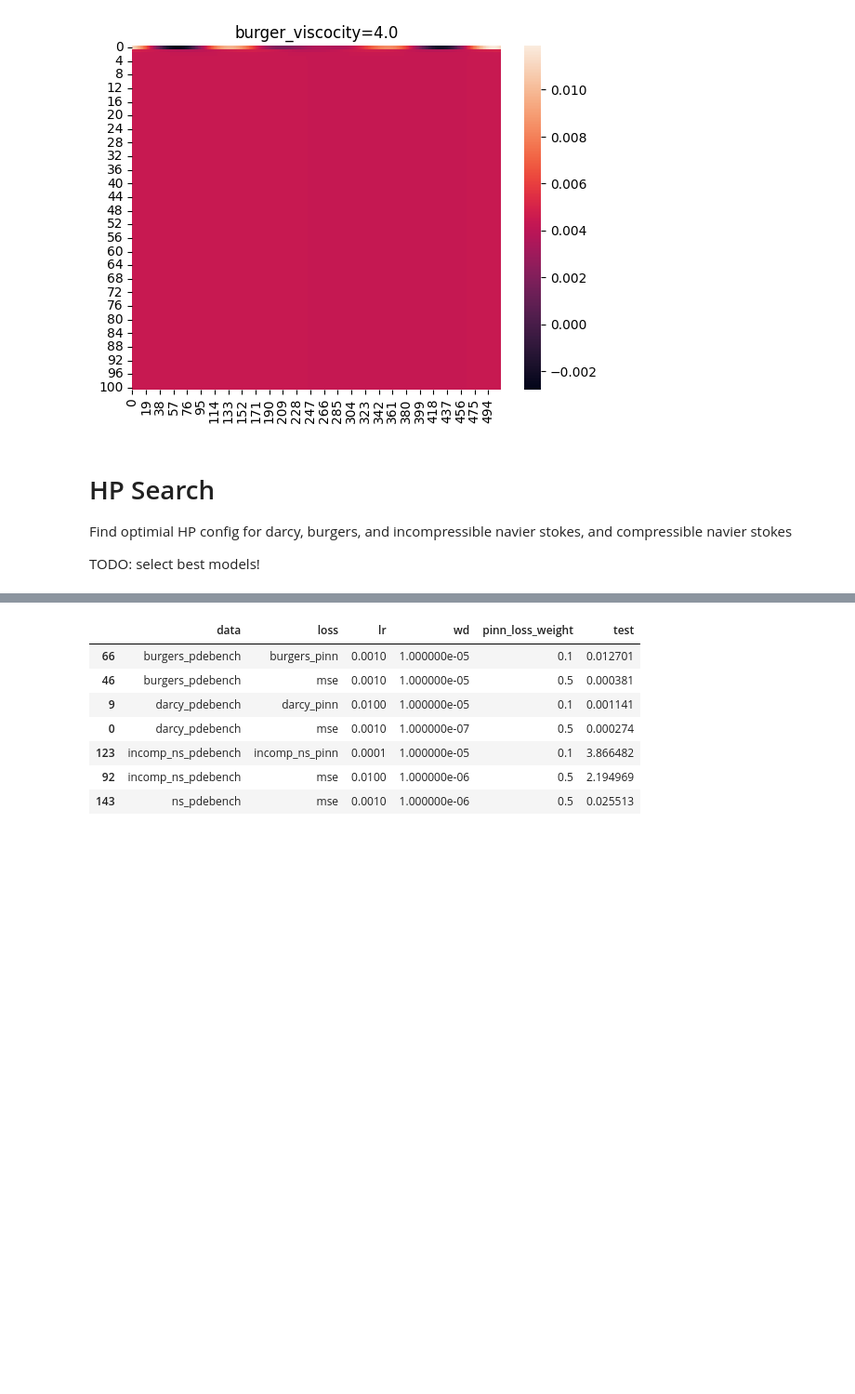
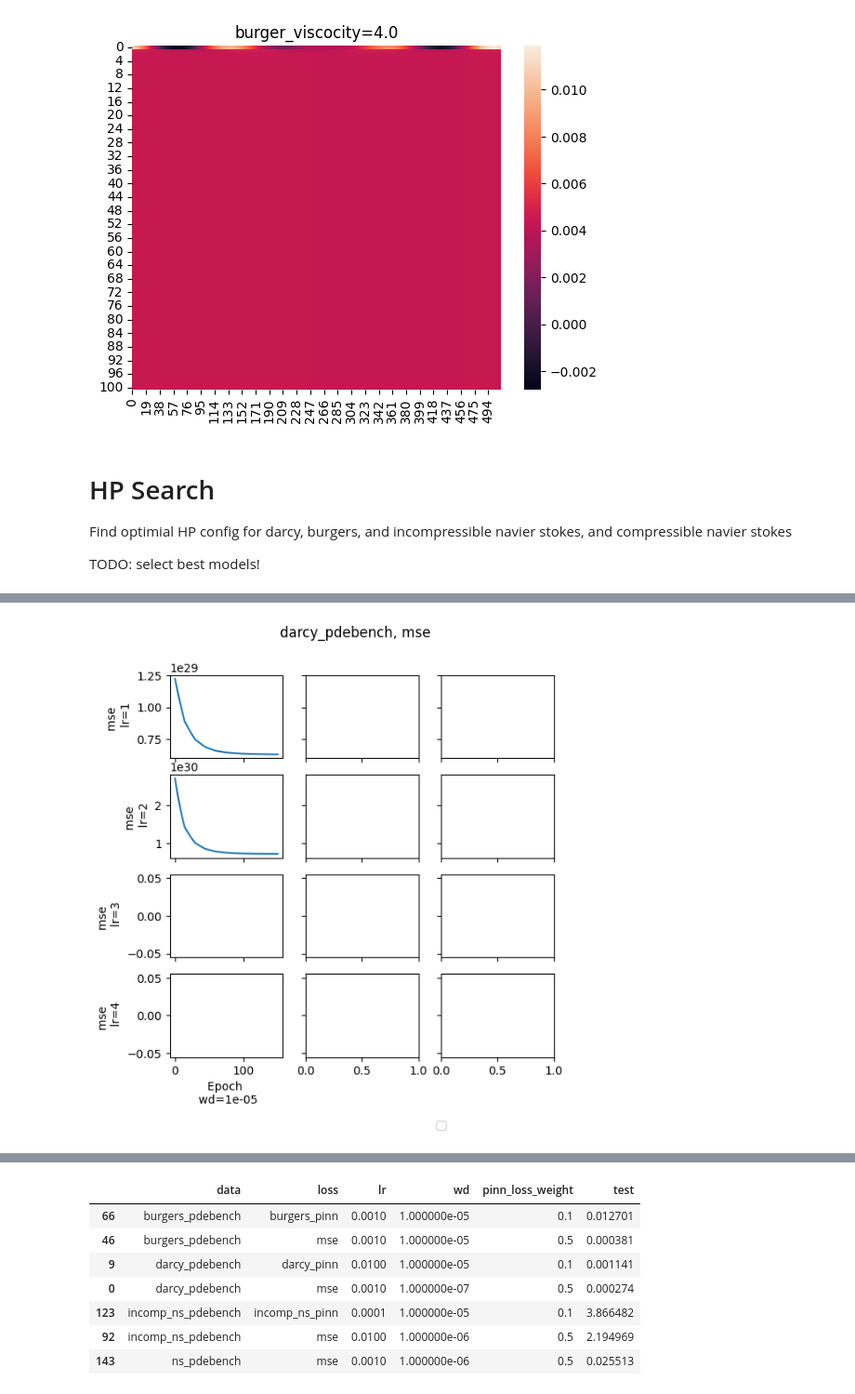
Before and after one commit to msakarvadia/operator_aliasing, a Jupyter notebook: notebooks/figures.ipynb, the cells around one changed output, grey strips where cells are left out. Shown at 93% size. Drawn from its saved outputs; the diff is of its cells as text; code cells hidden in the pictures; blank space fills up the shorter version.

```diff
--- a/notebooks/figures.ipynb
+++ b/notebooks/figures.ipynb
@@ -533,3 +533,91 @@ for burger_viscocity in [
 Find optimial HP config for darcy, burgers, and incompressible navier stokes, and compressible navier stokes
 
 TODO: select best models!
+# %%
+# Check if all experiments have finished
+total_exp = 0
+finished_exp = 0
+learning_rates = {'001': 1e-2, '0001': 1e-3, '00001': 1e-4, '1e-05': 1e-5}
+pinn_weights = {'05': 0.5, '025': 0.25, '01': 0.1}
+summary_stats = pd.DataFrame(
+    columns=['data', 'loss', 'lr', 'wd', 'pinn_loss_weight', 'test']
+)
+for dataset_name in [
+    'darcy_pdebench',
+]:
+    model_name = 'FNO2D'
+    in_channels = 10
+    out_channels = 1
+    initial_steps = 10
+    # if dataset_name == 'incomp_ns_pdebench':
+
+    # incomp_ns args
+    img_size = 255
+    pinn_loss_name = 'incomp_ns_pinn'
+    batch_size = 4
+
+    if dataset_name == 'darcy_pdebench':
+        img_size = 64
+        pinn_loss_name = 'darcy_pinn'
+        batch_size = 128
+        in_channels = 1
+        initial_steps = 1
+
+    for loss_type in ['mse']:
+        loss = loss_type
+        if loss_type == 'pinn':
+            loss = pinn_loss_name
+        if loss == 'n/a':
+            continue
+        fig, axes = plt.subplots(
+            nrows=4, ncols=3, sharey='row', sharex='col', figsize=(6, 6)
+        )
+        for y_idx, lr in enumerate([1,2,3,4]):
+            for x_idx, wd in enumerate([1e-05]):
+                pinn_loss_weights = ['05']
+                for pinn_loss_weight in pinn_loss_weights:
+                    max_mode = img_size // 2
+                    resolutions = str_from_res(resolutions=[0,1,0,0])
+                    ckpt_dir = f'{lr}_{wd}_15_05_{loss}_{batch_size}_{dataset_name}_-1_-1_{max_mode}_{model_name}_{in_channels}_{out_channels}_{pinn_loss_weight}_{initial_steps}_single_{resolutions}'
+                    ckpt_pth = f'{ckpt_path}/{ckpt_dir}/'
+                    ckpt_name = f'{ckpt_pth}/train_stats.csv'
+                    total_exp += 1
+                    print(ckpt_dir)
+                    if not os.path.exists(ckpt_name):
+                        print('does not exist: ', ckpt_dir)
+                        continue
+                    # print(ckpt_dir)
+                    df = pd.read_csv(ckpt_name)
+                    for ylabel in [
+                        #'train_loss',
+                        'test',
+                    ]:
+                        if 150 in df['epoch']:
+                            finished_exp += 1
+                            row = df[df.epoch == 150]
+                        else:
+                            print('Not finished: ', ckpt_name)
+                            #print(df.epoch)
+                        sns.lineplot(
+                            df,
+                            x='epoch',
+                            y=ylabel,
+                            label=f'{pinn_loss_weight=}',
+                            ax=axes[y_idx, x_idx],
+                        )
+                        axes[y_idx, x_idx].get_legend().remove()
+
+                        #axes[y_idx, x_idx].set_yscale('log')
+
+                if y_idx == 3:
+                    axes[y_idx, x_idx].set_xlabel(f'Epoch \n {wd=}')
+                if x_idx == 0:
+                    axes[y_idx, x_idx].set_ylabel(f'{loss} \n {lr=}')
+
+        plt.legend(bbox_to_anchor=(0, -0.7), loc='upper center', ncols=3)
+
+        fig.suptitle(f'{dataset_name}, {loss_type}')
+        #plt.tight_layout()
+        plt.show()
+print(f'{finished_exp=}, {total_exp=}, {finished_exp / total_exp * 100} %')
+# %% [output]
@@ -535,0 +628 @@ TODO: select best models!
+[figure, added]
```
Also changed, not shown: parts of 4 cells of this notebook.
